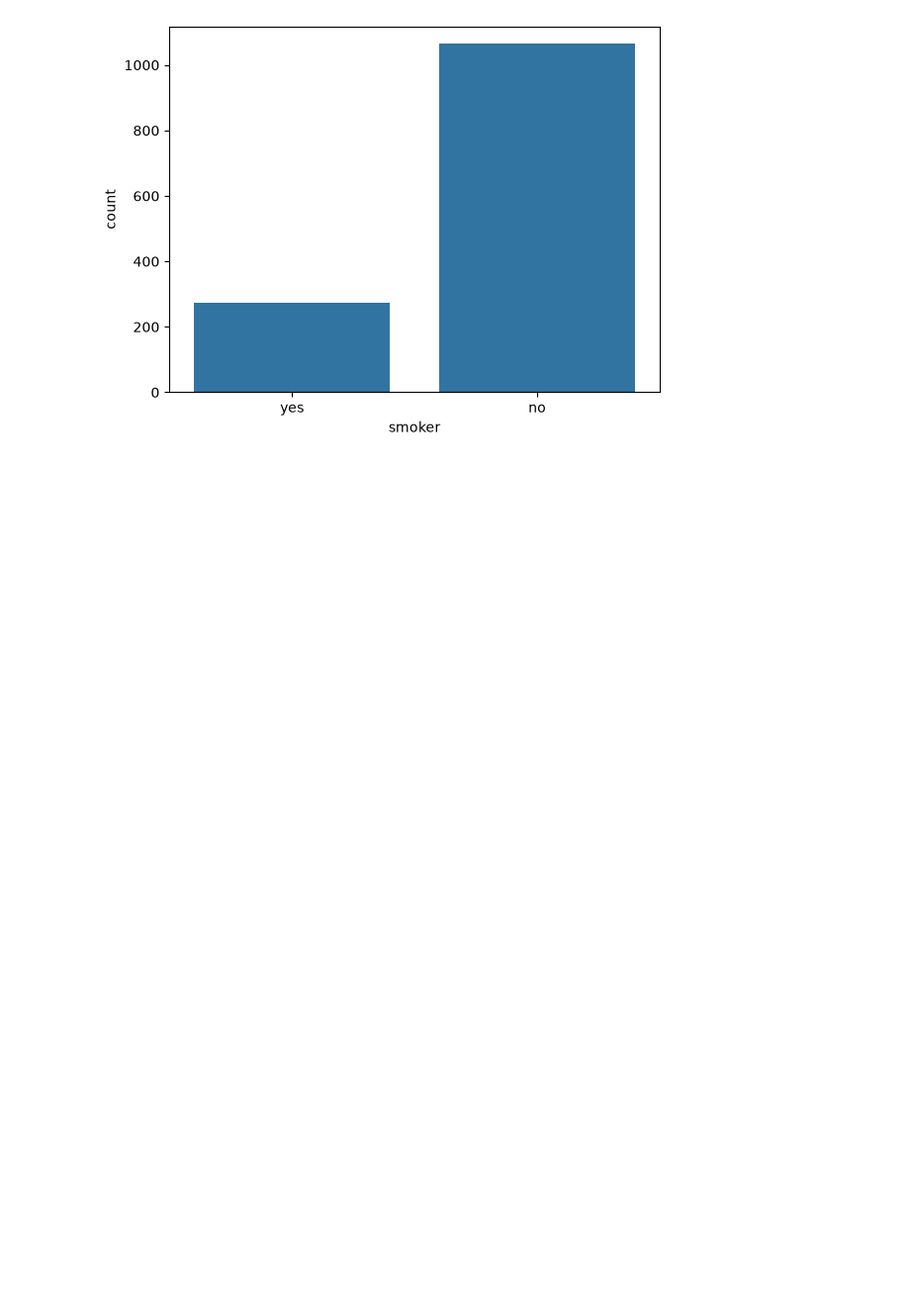
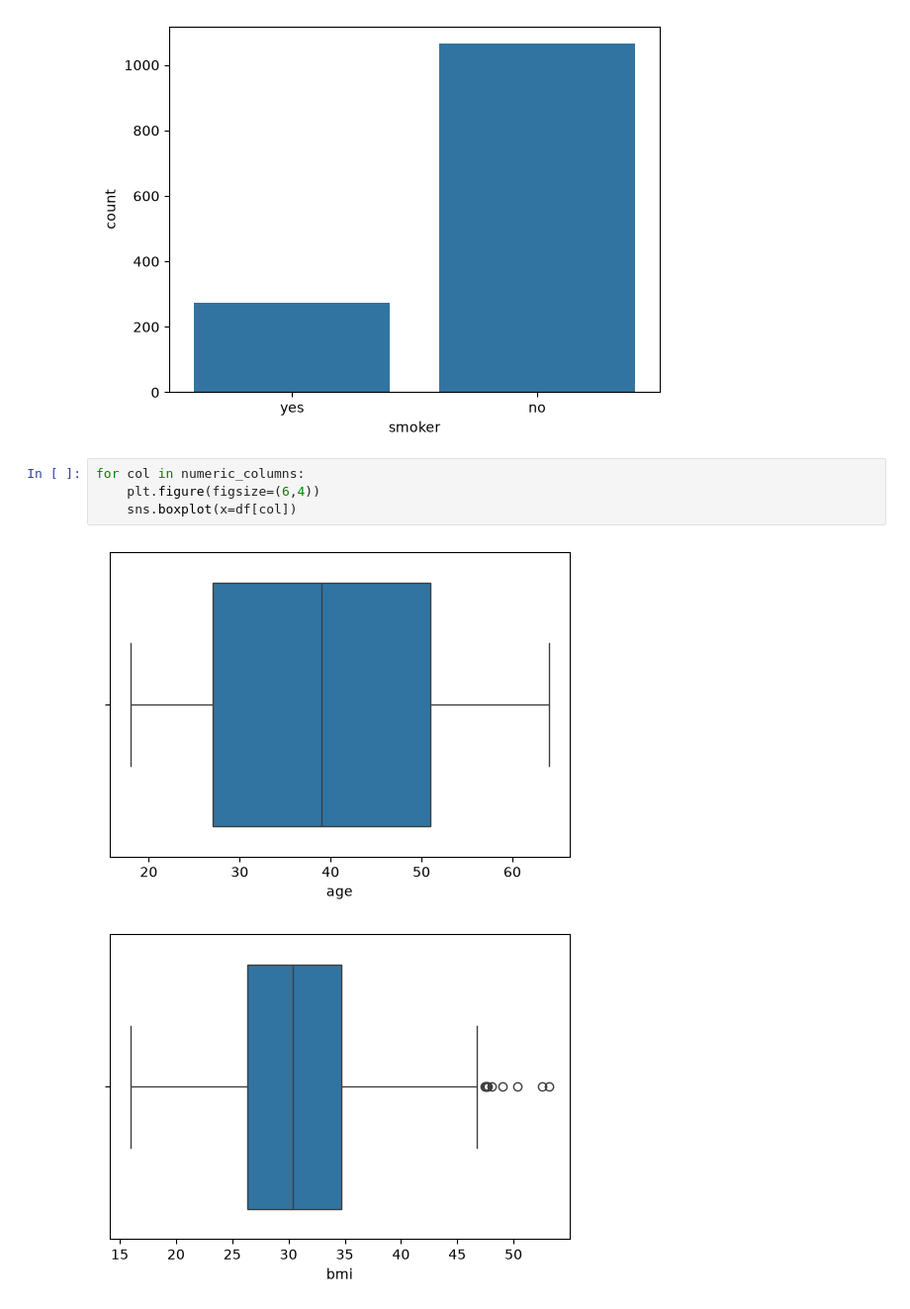
Before and after one commit to palak-bajpai-039/Machine-Learning, a Jupyter notebook: Insurance/insurance.ipynb, the cells around one changed output. Shown at 99% size. Cells and saved outputs as stored; diff of their text form; blank space fills up the shorter version.

```diff
--- a/insurance.ipynb
+++ b/Insurance/insurance.ipynb
@@ -107,3 +107,10 @@ sns.countplot(x=df['smoker'])
 # %% [output]
 <Axes: xlabel='smoker', ylabel='count'>
 [figure]
+# %%
+for col in numeric_columns:
+    plt.figure(figsize=(6,4))
+    sns.boxplot(x=df[col])
+# %% [output]
+[figure, added]
+[figure, added]
```
Also changed, not shown: parts of 16 cells of this notebook, 1 other file.
